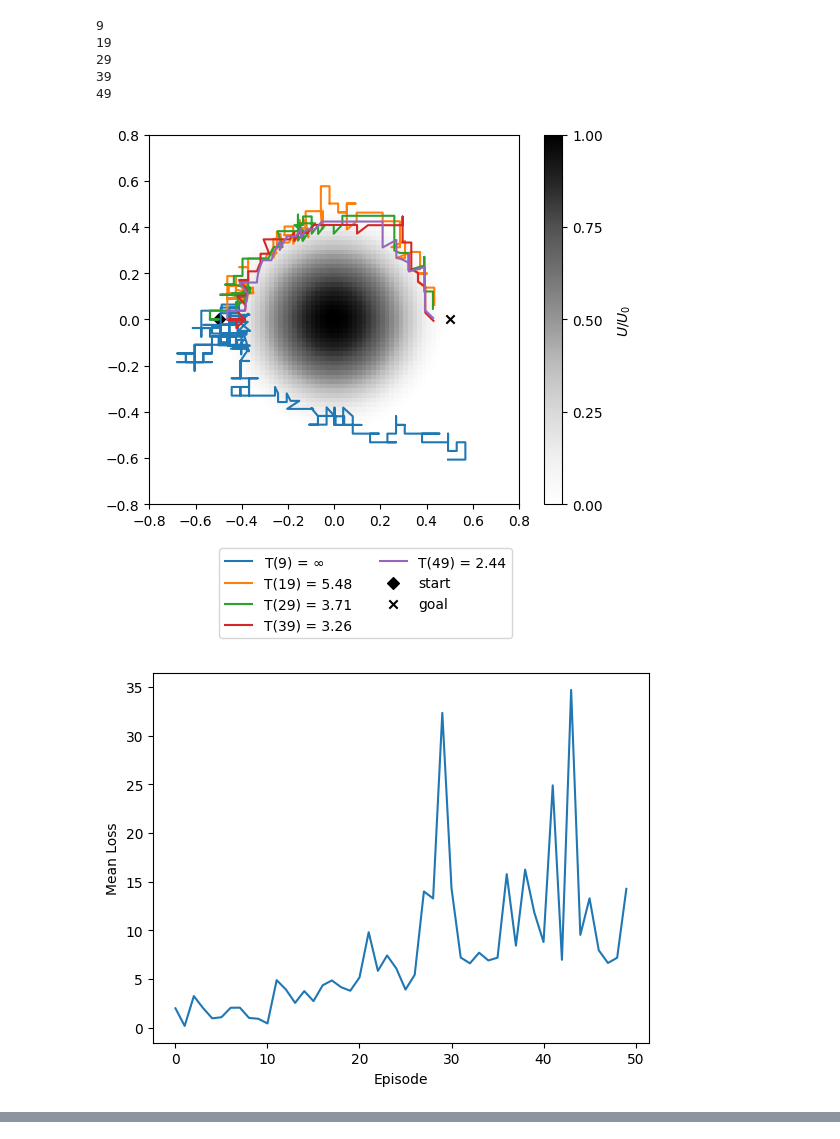
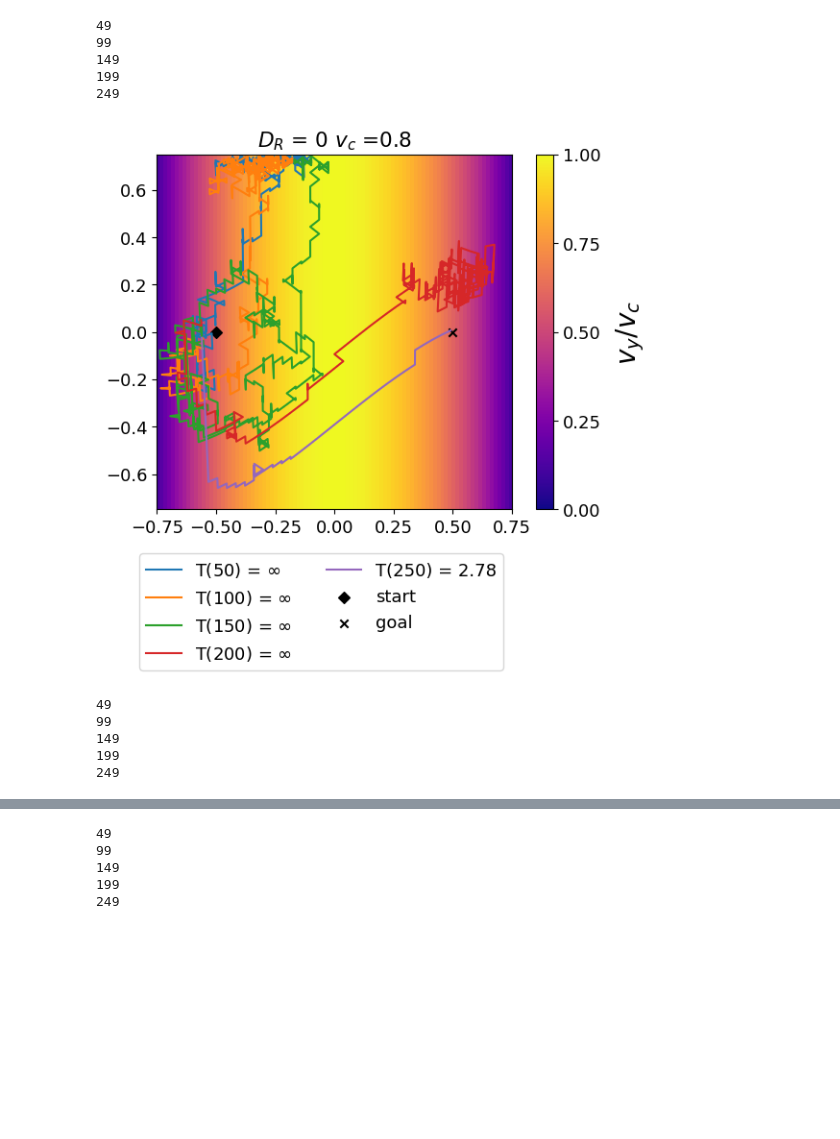
Before and after one commit to EvanderCorvus/AgentSimulation, a Jupyter notebook: main.ipynb, the cells around one changed output, grey strips where cells are left out. Cells and saved outputs as stored; diff of their text form; code cells hidden in the pictures; blank space fills up the shorter version.

```diff
--- a/main.ipynb
+++ b/main.ipynb
@@ -170,7 +208,9 @@ class Agent(nn.Module):
 # %%
 #Simulation Setup
 def episode(agent,t_agent,t_update, max_steps,g,optimizer,epsilon):
+    # global batch_size
     agent.flag = False
+    agent.dt = 0
     agent.winner_index = 0
     X,Y = agent.x,agent.y
     Losses = np.array([])
@@ -205,11 +245,6 @@ def episode(agent,t_agent,t_update, max_steps,g,optimizer,epsilon):
 
         #target Q value
         target = R + g*maxQ2
-
-        # coeff = (target + target.min())/(target + target.min()).sum()
-        # error = (target - maxQ1)**2
-        # loss = coeff.T@error
-
         criterion = nn.MSELoss()
         target.detach()
         loss = criterion(target,maxQ1)
@@ -219,8 +254,8 @@ def episode(agent,t_agent,t_update, max_steps,g,optimizer,epsilon):
 
         #update weights and detach
         optimizer.step()
-        agent.detach_hc()
-        t_agent.detach_hc()
+        # agent.detach_hc()
+        # t_agent.detach_hc()
 
         Losses = np.append(Losses,loss.item())
         #save data to track agent
@@ -233,9 +268,13 @@ def episode(agent,t_agent,t_update, max_steps,g,optimizer,epsilon):
         X = tr.cat((newX,newx),dim=1)
         Y = tr.cat((newY,newy),dim=1)
 
-        if agent.flag == True:
-            # print('Target area reached')
+        if agent.flag:
             break
+            # agent.x = agent.x[agent.mask]
+            # agent.y = agent.y[agent.mask]
+
+            # batch_size -= 1
+
     Losses = np.array(Losses).mean()
 
     return X,Y, Losses
@@ -310,19 +336,0 @@ def simulation():
-# %%
-# for i in range(2):
-X_tot, Y_tot, Loss_total = simulation()
-# %% [output]
-9
-19
-29
-39
-49
-[figure, removed]
-# %%
-# print(Loss_total.shape)
-X = np.linspace(0,Loss_total.shape[0]-1,Loss_total.shape[0])
-plt.plot(X,Loss_total)
-plt.ylabel('Mean Loss')
-plt.xlabel('Episode')
-plt.show()
-# %% [output]
-[figure, removed]
@@ -355,0 +337,35 @@ plt.show()
+# %%
+Runs_Loss_total = []
+Runs_success_episodes = []
+episode_plots = np.linspace(epoch//5,epoch,5)
+for i in range(runs):
+    _ , X_tot, Y_tot, Loss_total, success_episodes = simulation()
+    for ep in range(len(X_tot)):
+        x = X_tot[ep]
+        y = Y_tot[ep]
+
+        if x.shape[0] == max_steps+1: T = r'$\infty$'
+        else: T = str(np.round(len(x)*dt,2))
+        path_label = 'T(' + str(int(episode_plots[ep])) +') = '+ T
+
+        plt.plot(x,y,label=path_label)
+
+    plot_lorenzian_v_y_field()
+    plt.title(r'$D_R$ = '+ str(rotational_diffusion) + r' $v_c$ =' + str(U0))
+
+    plt.legend(bbox_to_anchor=(1,-0.1),ncol=2)
+    plt.show()
+    Runs_Loss_total.append(Loss_total)
+    Runs_success_episodes.append(success_episodes)
+# %% [output]
+49
+99
+149
+199
+249
+[figure, added]
+49
+99
+149
+199
+249
@@ -355,0 +373,5 @@ plt.show()
+49
+99
+149
+199
+249
```
Also changed, not shown: parts of 15 cells of this notebook, 59 other files.
